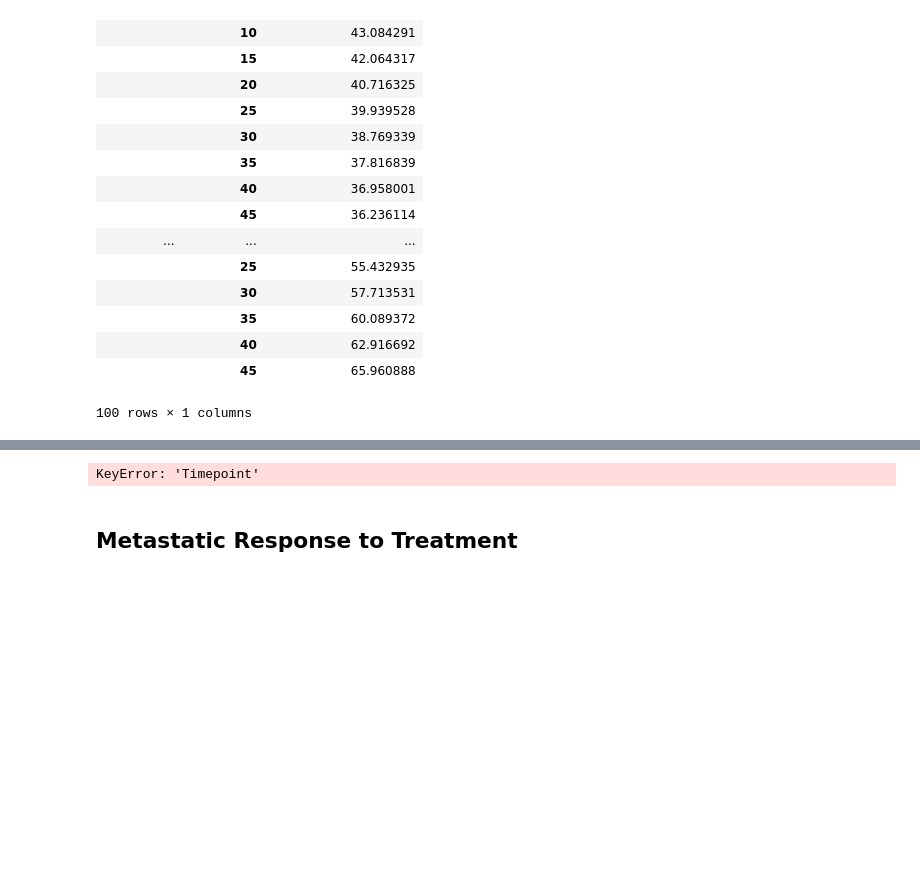
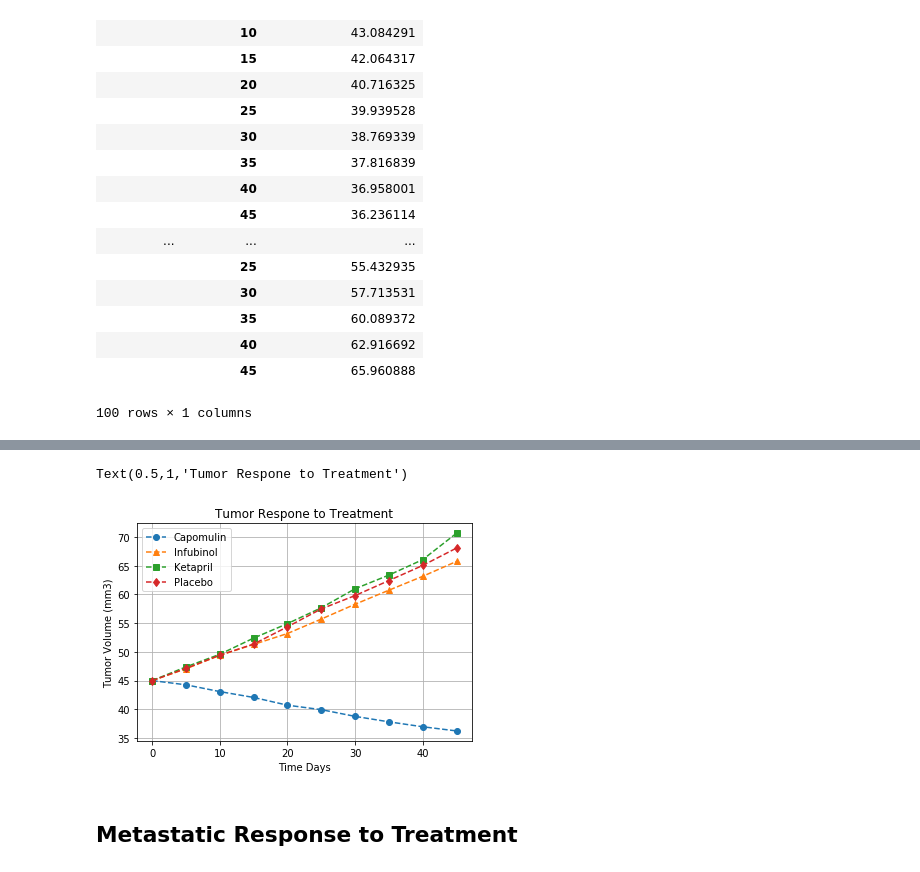
Before and after one commit to licia858/Matplotlib, a Jupyter notebook: Instructions/Pymaceuticals/pymaceuticals_starter.ipynb, the cells around one changed output, grey strips where cells are left out. Drawn from its saved outputs; the diff is of its cells as text; code cells hidden in the pictures; blank space fills up the shorter version.

```diff
--- a/Instructions/Pymaceuticals/pymaceuticals_starter.ipynb
+++ b/Instructions/Pymaceuticals/pymaceuticals_starter.ipynb
@@ -99,7 +99,11 @@ FlipTumorVol_df = pd.DataFrame(ReGroupTumorVol).transpose()
 FlipTumorVol_df = FlipTumorVol_df.stack()
 
 FlipTumorVol_df = FlipTumorVol_df.reset_index()
-FliptumorVol_df = FlipTumorVol_df.set_index(['Drug'])
+#FliptumorVol_df = FlipTumorVol_df.set_index(['Drug'])
 # Preview that Reformatting worked
 FlipTumorVol_df.head()
+FinishedTumorVol_df = FlipTumorVol_df.drop('level_0', axis=1, inplace=False)
+#FinishedTumorVol_df = FlipTumorVol_df.drop('Drug', axis=1, inplace=False)
+#FinishedTumorVol_df = FinishedTumorVol_df.set_index('Timepoint')
+FinishedTumorVol_df
 # %% [output]
@@ -107,10 +121,17 @@ KeyError: 'Drug'
-# %%
-# Generate the Plot (with Error Bars)
-FlipTumorVol_df.plot(kind="scatter", x="Timepoint", y="Drug", grid=True,
-              title="Horsepower Vs. MPG")
-# Save the Figure
-# %% [output]
-KeyError: 'Timepoint'
+# %%
+# Generate the Plot (with Error Bars
+plt.errorbar(FinishedTumorVol_df["Timepoint"], FinishedTumorVol_df["Capomulin"], fmt='o', linestyle='dashed')
+plt.errorbar(FinishedTumorVol_df["Timepoint"], FinishedTumorVol_df["Infubinol"], fmt='^', linestyle='dashed')
+plt.errorbar(FinishedTumorVol_df["Timepoint"], FinishedTumorVol_df["Ketapril"], fmt='s', linestyle='dashed')
+plt.errorbar(FinishedTumorVol_df["Timepoint"], FinishedTumorVol_df["Placebo"], fmt='d', linestyle='dashed')
+plt.grid()
+plt.legend()
+plt.xlabel('Time Days')
+plt.ylabel("Tumor Volume (mm3)")
+plt.title("Tumor Respone to Treatment")
+# %% [output]
+Text(0.5,1,'Tumor Respone to Treatment')
+[figure, added]
 # %%
 # Show the Figure
 plt.show()
```
Also changed, not shown: parts of 3 cells of this notebook.
